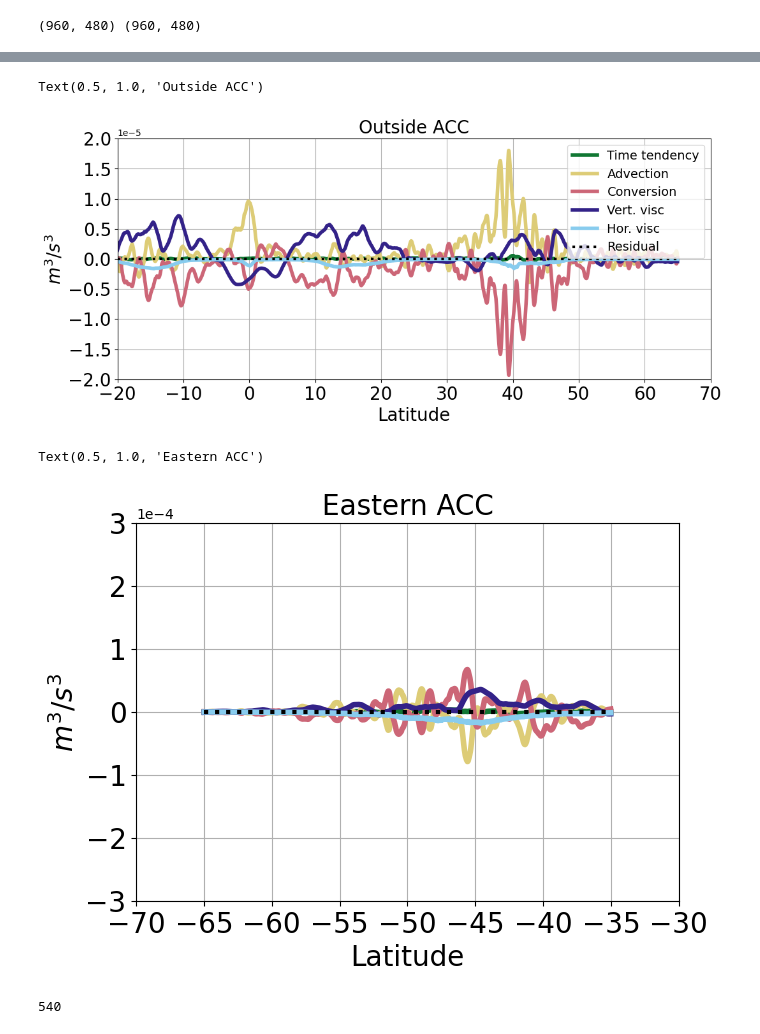
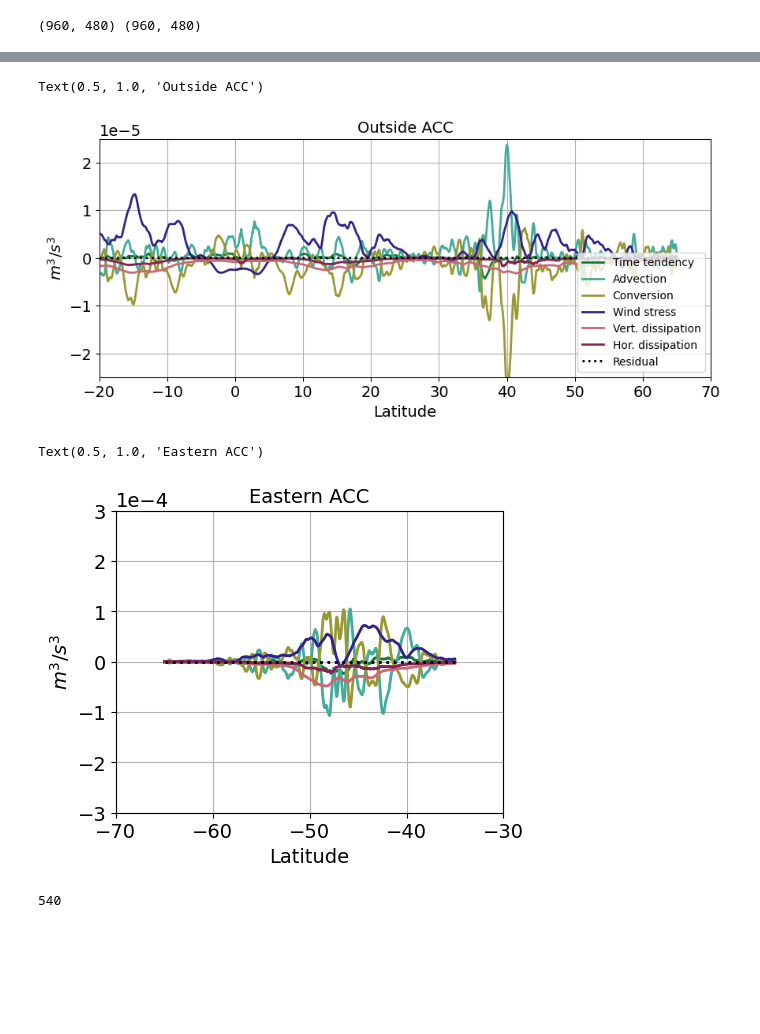
Before and after one commit to ElizabethYankovsky/Neverworld2-Analysis, a Jupyter notebook: Energetics_Budgets_TA.ipynb, the cells around one changed output, grey strips where cells are left out. Drawn from its saved outputs; the diff is of its cells as text; code cells hidden in the pictures; blank space fills up the shorter version.

```diff
--- a/Energetics_Budgets_TA.ipynb
+++ b/Energetics_Budgets_TA.ipynb
@@ -506,51 +202,59 @@ dxh.shape
 # %%
-plt.figure(figsize=(12, 5), dpi= 100, facecolor='w', edgecolor='k')
-plt.plot(yh[lat1:lat2],KEterm1,'-',c='#117733',linewidth=4)
-plt.plot(yh[lat1:lat2],KEterm2.mean(axis=1),'-',c='#ddcc77',linewidth=4)
-plt.plot(yh[lat1:lat2],(KEterm3+KEterm4).mean(axis=1),'-',c='#cc6677',linewidth=4)
-plt.plot(yh[lat1:lat2],KEterm5.mean(axis=1),'-',c='#332288',linewidth=4)
-plt.plot(yh[lat1:lat2],KEterm6.mean(axis=1),'-',c='#88ccee',linewidth=4)
-plt.plot(yh[lat1:lat2],E.mean(axis=1),':',c='k',linewidth=3)
+plt.rc('font', size=14)
+plt.figure(figsize=(10, 4), dpi= 100, facecolor='w', edgecolor='k')
+plt.plot(yh[lat1:lat2],KEterm1.mean(axis=1),'-',c='#117733',linewidth=2)
+plt.plot(yh[lat1:lat2],KEterm2.mean(axis=1),'-',c='#44AA99',linewidth=2)
+plt.plot(yh[lat1:lat2],(KEterm3+KEterm4).mean(axis=1),'-',c='#999933',linewidth=2)
+plt.plot(yh[lat1:lat2],(KE_stress).mean(axis=1),'-',c='#332288',linewidth=2)
+plt.plot(yh[lat1:lat2],(KEterm5-KE_stress).mean(axis=1),'-',c='#CC6677',linewidth=2)
 
-
+plt.plot(yh[lat1:lat2],(KEterm6).mean(axis=1),'-',c='#882255',linewidth=2)
+plt.plot(yh[lat1:lat2],E.mean(axis=1),':',c='k',linewidth=2)
 
 
 plt.grid()
-plt.legend(['Time tendency','Advection','Conversion','Vert. visc','Hor. visc','Residual'],loc='upper right',fontsize=14)
+
+plt.legend(['Time tendency','Advection','Conversion','Wind stress','Vert. dissipation','Hor. dissipation','Residual'],loc='lower right',fontsize=10)
 #plt.plot([0, 0],[-100, 100],'--',color=[0,0,0])
-plt.xlim(-20,70); plt.xticks(fontsize=20);
-plt.ylim(-2e-5,2e-5);
-plt.yticks(fontsize=20)
-plt.ticklabel_format(axis="y", style="sci", scilimits=(0,0))
-plt.xlabel('Latitude',fontsize=20)
-plt.ylabel('$m^3/s^3$',fontsize=20)
-plt.title('Outside ACC',fontsize=20)
+plt.xlim(-20,70);# plt.xticks(fontsize=14);
+plt.ylim(-2.5e-5,2.5e-5);
+plt.yticks(fontsize=14)
+
+#plt.ticklabel_format(axis="y", style="sci", scilimits=(0,0))
+plt.xlabel('Latitude',fontsize=14)
+plt.ylabel('$m^3/s^3$',fontsize=14)
+plt.title('Outside ACC',fontsize=14)
 # %% [output]
 Text(0.5, 1.0, 'Outside ACC')
-[figure, old version]
+[figure, new version]
 # %%
-plt.figure(figsize=(7, 5), dpi= 100, facecolor='w', edgecolor='k')
-plt.plot(yh[lat1:lat2],KEterm1.mean(axis=1),'-',c='#117733',linewidth=4)
-plt.plot(yh[lat1:lat2],KEterm2.mean(axis=1),'-',c='#ddcc77',linewidth=4)
-plt.plot(yh[lat1:lat2],(KEterm3+KEterm4).mean(axis=1),'-',c='#cc6677',linewidth=4)
-plt.plot(yh[lat1:lat2],(KEterm5).mean(axis=1),'-',c='#332288',linewidth=4)
-plt.plot(yh[lat1:lat2],(KEterm6).mean(axis=1),'-',c='#88ccee',linewidth=4)
-plt.plot(yh[lat1:lat2],E.mean(axis=1),':',c='k',linewidth=3)
+plt.rc('font', size=14)
+plt.figure(figsize=(5, 4), dpi= 100, facecolor='w', edgecolor='k')
+plt.plot(yh[lat1:lat2],KEterm1.mean(axis=1),'-',c='#117733',linewidth=2)
+plt.plot(yh[lat1:lat2],KEterm2.mean(axis=1),'-',c='#44AA99',linewidth=2)
+plt.plot(yh[lat1:lat2],(KEterm3+KEterm4).mean(axis=1),'-',c='#999933',linewidth=2)
+plt.plot(yh[lat1:lat2],(KE_stress).mean(axis=1),'-',c='#332288',linewidth=2)
+plt.plot(yh[lat1:lat2],(KEterm5-KE_stress).mean(axis=1),'-',c='#CC6677',linewidth=2)
+
+plt.plot(yh[lat1:lat2],(KEterm6).mean(axis=1),'-',c='#882255',linewidth=2)
+plt.plot(yh[lat1:lat2],E.mean(axis=1),':',c='k',linewidth=2)
 
 
 plt.grid()
-#plt.legend(['Time tendency','Advection','Conversion','Vert. visc','Hor. visc','Residual'],loc='upper right',fontsize=14)
+
+#plt.legend(['Time tendency','Advection','Conversion','Wind stress','Vert. dissipation','Hor. dissipation','Residual'],loc='lower right',fontsize=10)
 #plt.plot([0, 0],[-100, 100],'--',color=[0,0,0])
-plt.xlim(-70,-30); plt.xticks(fontsize=20);
-plt.ylim(-3e-4,3e-4);
-plt.yticks(fontsize=20)
+plt.xlim(-70,-30);# plt.xticks(fontsize=14);
+plt.ylim(-3.e-4,3.e-4);
+plt.yticks(fontsize=14)
+
 plt.ticklabel_format(axis="y", style="sci", scilimits=(0,0))
-plt.xlabel('Latitude',fontsize=20)
-plt.ylabel('$m^3/s^3$',fontsize=20)
-plt.title('Eastern ACC',fontsize=20)
+plt.xlabel('Latitude',fontsize=14)
+plt.ylabel('$m^3/s^3$',fontsize=14)
+plt.title('Eastern ACC',fontsize=14)
 # %% [output]
 Text(0.5, 1.0, 'Eastern ACC')
-[figure, old version]
+[figure, new version]
 # %%
 lat2
 # %% [output]
```
Also changed, not shown: parts of 35 cells of this notebook, 13 other files.
